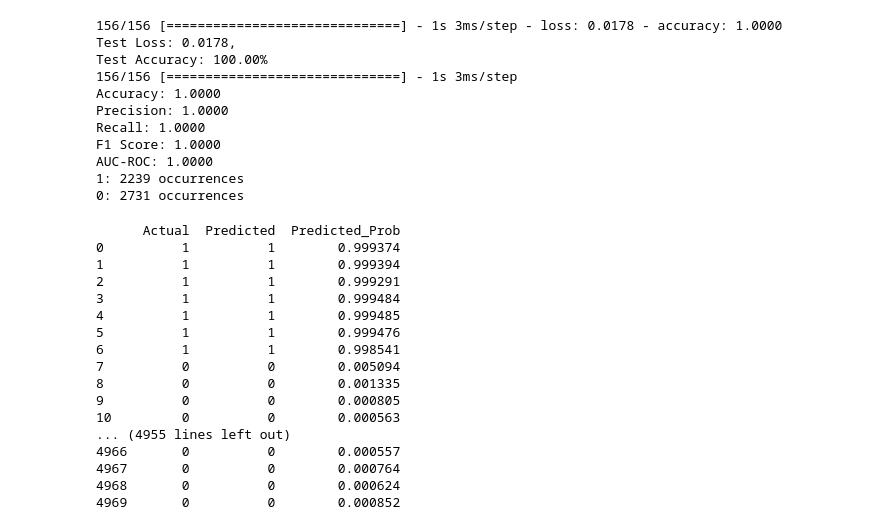
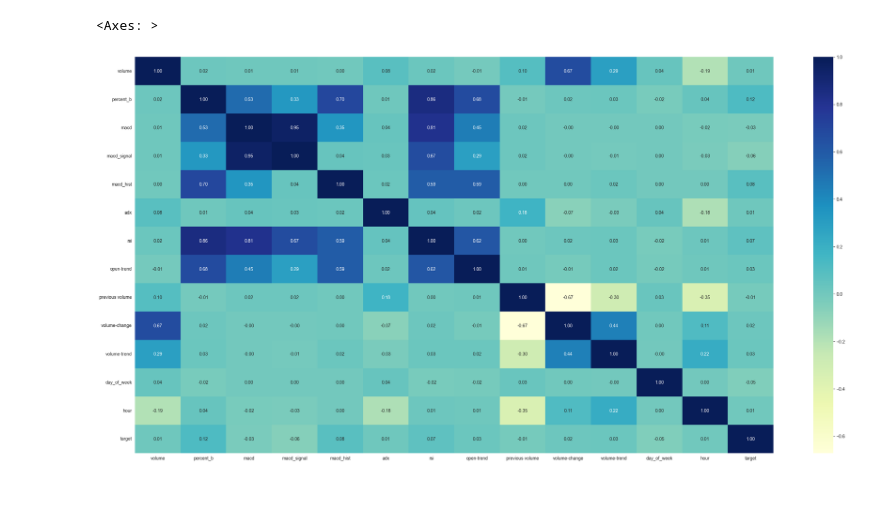
Before and after one commit to MauritzHaekli/stock-trend-predictor, a Jupyter notebook: scripts/predict_stock_trend.ipynb, the cells around one changed output. Drawn from its saved outputs; the diff is of its cells as text; code cells hidden in the pictures; blank space fills up the shorter version.

```diff
--- a/scripts/predict_stock_trend.ipynb
+++ b/scripts/predict_stock_trend.ipynb
@@ -27,65 +23,8 @@ Testing Dataset as time series batches: (4970, 20, 30) (4970,)
-# %%
-from collections import Counter
-from sklearn.metrics import accuracy_score, precision_score, recall_score, f1_score, roc_auc_score
-from keras.models import load_model
-
-model = load_model("../models/saved models/trained_StockTrendLSTM_model.keras")
-
-test_loss, test_accuracy = model.evaluate(X_test, y_test)
-print(f"Test Loss: {test_loss:.4f}, \nTest Accuracy: {test_accuracy * 100:.2f}%")
-
-y_pred_prob = model.predict(X_test)
-y_pred = (y_pred_prob > 0.5).astype(int)
-
-accuracy = accuracy_score(y_test, y_pred)
-precision = precision_score(y_test, y_pred)
-recall = recall_score(y_test, y_pred)
-f1 = f1_score(y_test, y_pred)
-roc_auc = roc_auc_score(y_test, y_pred)
-
-print(f"Accuracy: {accuracy:.4f}")
-print(f"Precision: {precision:.4f}")
-print(f"Recall: {recall:.4f}")
-print(f"F1 Score: {f1:.4f}")
-print(f"AUC-ROC: {roc_auc:.4f}")
-
-y_actual = y_test
-element_counts = Counter(y_actual)
-
-for element, count in element_counts.items():
-    print(f"{element}: {count} occurrences")
-
-pd.set_option('display.max_rows', None)
-pd.set_option('display.max_columns', None)
-
-results_df = pd.DataFrame({'Actual': y_actual, 'Predicted': y_pred.flatten(), 'Predicted_Prob': y_pred_prob.flatten()})
-results_df
-# %% [output]
-156/156 [==============================] - 1s 3ms/step - loss: 0.0178 - accuracy: 1.0000
-Test Loss: 0.0178,
-Test Accuracy: 100.00%
-156/156 [==============================] - 1s 3ms/step
-Accuracy: 1.0000
-Precision: 1.0000
-Recall: 1.0000
-F1 Score: 1.0000
-AUC-ROC: 1.0000
-1: 2239 occurrences
-0: 2731 occurrences
-      Actual  Predicted  Predicted_Prob
-0          1          1        0.999374
-1          1          1        0.999394
-2          1          1        0.999291
-3          1          1        0.999484
-4          1          1        0.999485
-5          1          1        0.999476
-6          1          1        0.998541
-7          0          0        0.005094
-8          0          0        0.001335
-9          0          0        0.000805
-10         0          0        0.000563
-... (4955 lines left out)
-4966       0          0        0.000557
-4967       0          0        0.000764
-4968       0          0        0.000624
-4969       0          0        0.000852
+# %%
+import seaborn as sns
+import matplotlib.pyplot as plt
+plt.figure(figsize=(32,16))
+sns.heatmap(test_processor.target_data.corr(), annot=True, cmap="YlGnBu", fmt=".2f")
+# %% [output]
+<Axes: >
+[figure, added]
```
Also changed, not shown: parts of 5 cells of this notebook, 6 other files.
